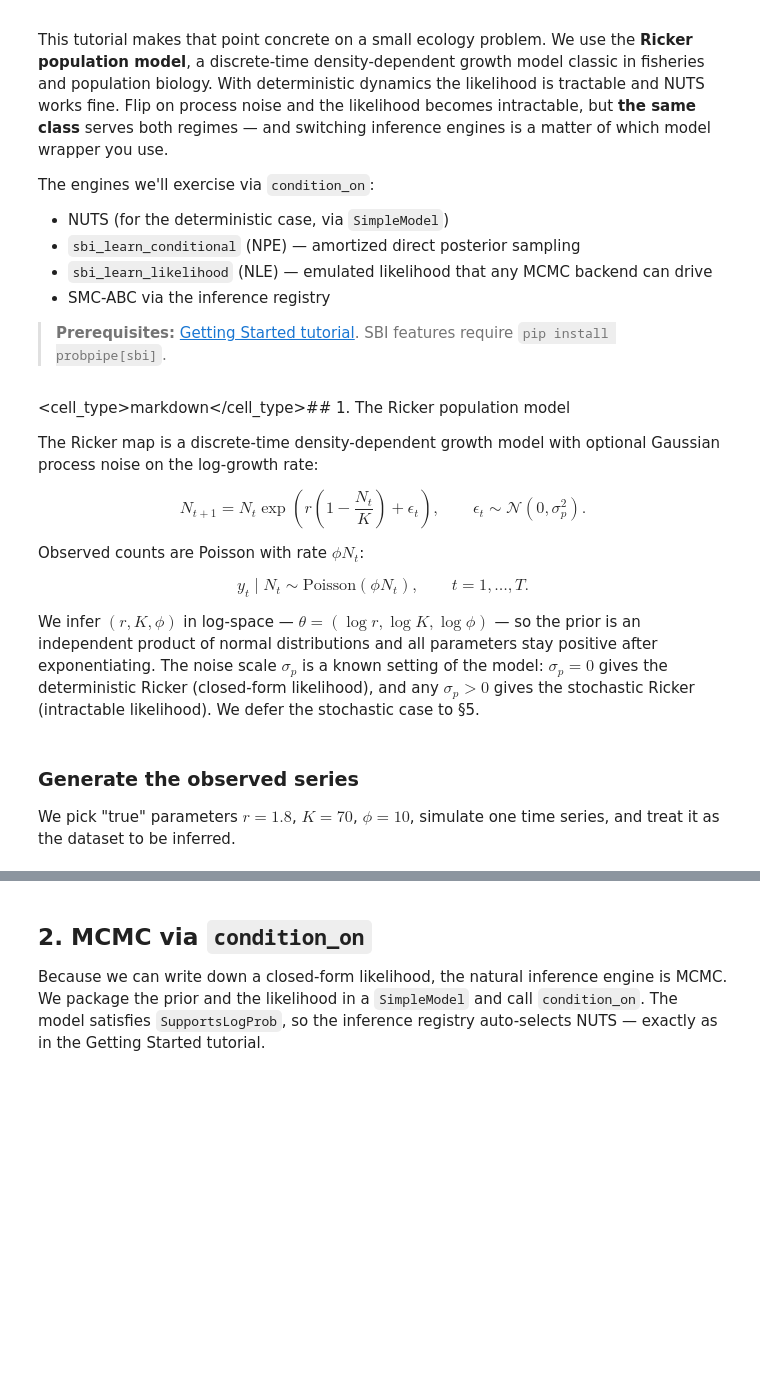
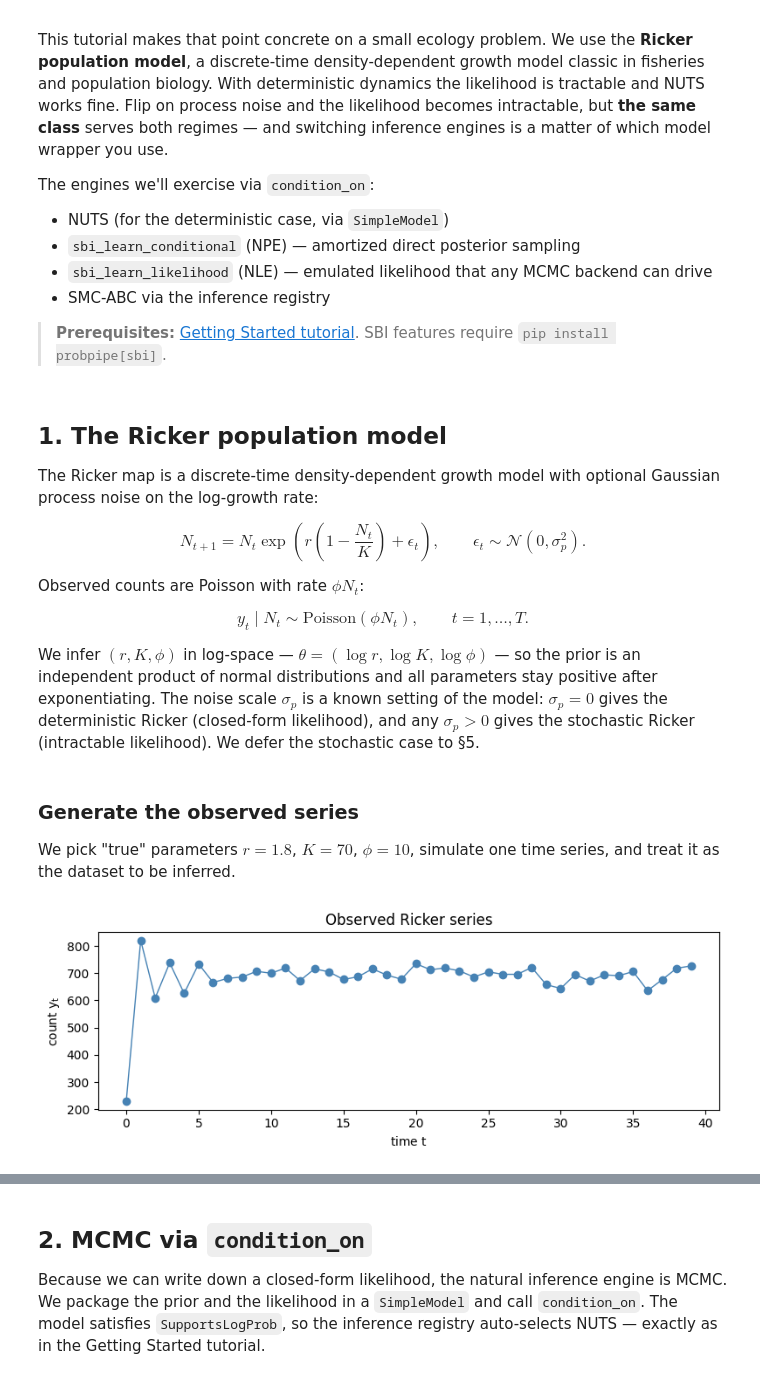
Before and after one commit to TARPS-group/prob-pipe, a Jupyter notebook: docs/tutorials/flexible_inference.ipynb, the cells around one changed output, grey strips where cells are left out. Cells and saved outputs as stored; diff of their text form; code cells hidden in the pictures; blank space fills up the shorter version.

```diff
--- a/docs/tutorials/flexible_inference.ipynb
+++ b/docs/tutorials/flexible_inference.ipynb
@@ -36,7 +36,7 @@ def silence():
     with redirect_stdout(io.StringIO()), redirect_stderr(io.StringIO()):
         yield
 # %% [markdown]
-<cell_type>markdown</cell_type>## 1. The Ricker population model
+## 1. The Ricker population model
 
 The Ricker map is a discrete-time density-dependent growth model with optional Gaussian process noise on the log-growth rate:
 
@@ -106,11 +106,13 @@ assert isinstance(ricker, GenerativeLikelihood)
 We pick "true" parameters $r = 1.8$, $K = 70$, $\phi = 10$, simulate one time series, and treat it as the dataset to be inferred.
 # %%
 true_params = jnp.log(jnp.array([70.0, 10.0, 1.8]))  # K, phi, r (sorted)
-true_params_nat = Values(K=70.0, phi=10.0, r=1.8)
+true_params_nat = Record(K=70.0, phi=10.0, r=1.8)
 y_obs = ricker.generate_data(true_params, 1, key=jax.random.PRNGKey(0))[0]
 
 fig, ax = plt.subplots(figsize=(8, 3))
 ax.plot(np.arange(T), np.asarray(y_obs), 'o-', color='steelblue', lw=1)
 ax.set(xlabel='time $t$', ylabel='count $y_t$', title='Observed Ricker series')
 plt.tight_layout(); plt.show()
+# %% [output]
+[figure, added]
 # %% [markdown]
```
Also changed, not shown: parts of 10 cells of this notebook, 2 other files.
